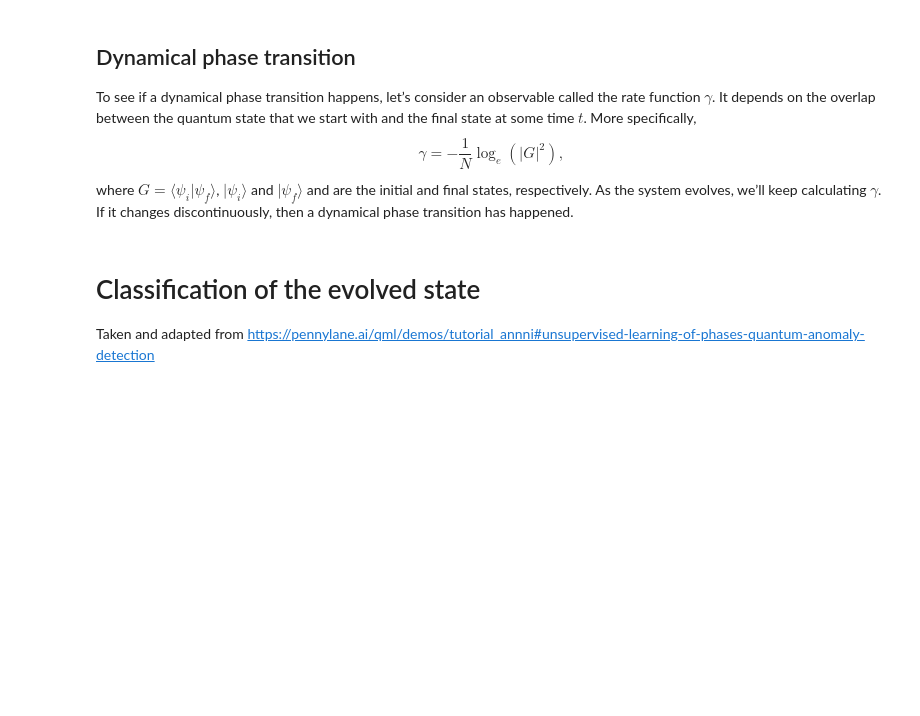
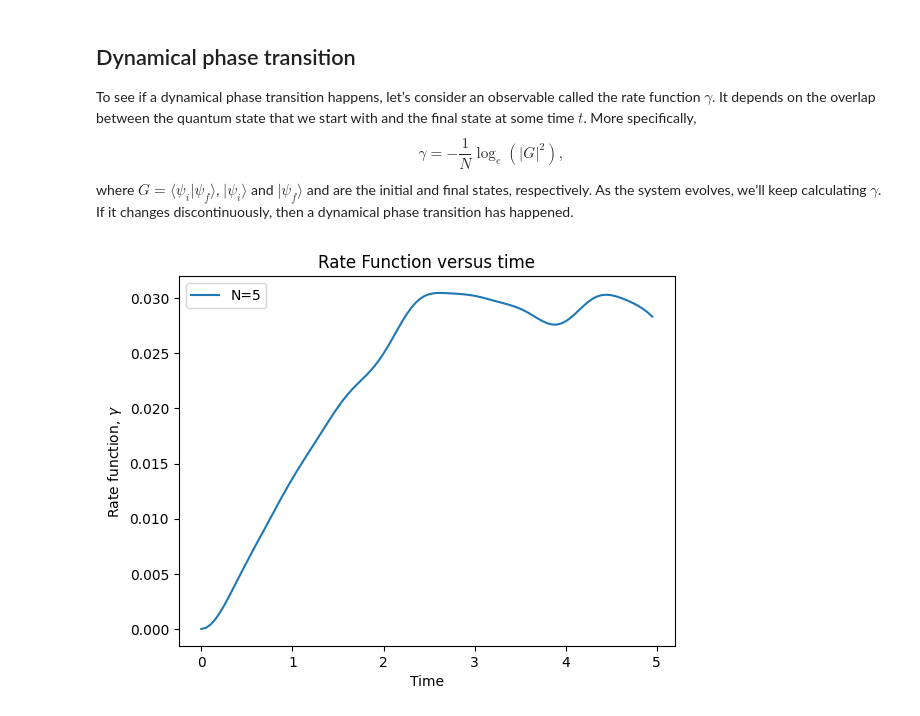
Before and after one commit to alexsockz/ANNNI-model-quantum-computing, a Jupyter notebook: src/ANNNI-TimeEv.ipynb, the cells around one changed output. Drawn from its saved outputs; the diff is of its cells as text; code cells hidden in the pictures; blank space fills up the shorter version.

```diff
--- a/src/ANNNI-TimeEv.ipynb
+++ b/src/ANNNI-TimeEv.ipynb
@@ -295,6 +295,8 @@ To see if a dynamical phase transition happens, let’s consider an observable c
 $$\gamma = -\frac{1}{N} \log_{e} (|G|^{2}),$$
 where $G = \langle \psi_{i} | \psi_{f}\rangle$, $| \psi_{i}\rangle$ and $| \psi_{f}\rangle$ and are the initial and final states, respectively. As the system evolves, we’ll keep calculating $\gamma$. If it changes discontinuously, then a dynamical phase transition has happened.
 # %%
+import tqdm
+
 def rate_function(H, T, N, k, h):
     """Calculate the rate function gamma = -1/N * log(|<ψ_i|ψ_f>|^2)"""
 
@@ -306,36 +308,37 @@ def rate_function(H, T, N, k, h):
         create_ansatz(ground_state_params, N)
         qml.TrotterProduct(H, time=T, n=math.ceil(T / 0.1)+1, order=2)
         return qml.state()
 
     @qml.qnode(dev)
     def initial_state_circuit():
         create_ansatz(params, N)
         return qml.state()
 
     final_state = overlap_circuit()
     initial_state = initial_state_circuit()
 
     # Calculate overlap
     overlap = np.abs(np.dot(np.conj(initial_state), final_state))**2
 
     return -1/N * np.log(overlap + 1e-15)  # Add small epsilon to avoid log(0)
 
 # Calculate rate function over time
 rate_function_list = []
 deltaT = 0.05
-num_time_steps = 100
+num_time_steps = 50
 
+pbar= tqdm.tqdm(total=num_time_steps,desc="Time progress")
 for i in range(num_time_steps):
-    rate = rate_function(H, i * deltaT, N, k, h)
+    pbar.update(1)
+    rate = rate_function(H, i * deltaT, N, 0, 1)
     rate_function_list.append(rate)
-    print(i)
+pbar.close()
 
 plt.plot(np.linspace(0, deltaT * (num_time_steps-1), num_time_steps), rate_function_list)
 plt.xlabel("Time")
 plt.ylabel(r"Rate function, $\gamma$")
 plt.title("Rate Function versus time")
 plt.legend(["N=" + str(N)])
 plt.show()
+# %% [output]
+[figure, added]
-# %% [markdown]
-# Classification of the evolved state
-Taken and adapted from <https://pennylane.ai/qml/demos/tutorial_annni#unsupervised-learning-of-phases-quantum-anomaly-detection>
```
Also changed, not shown: parts of 3 cells of this notebook.
